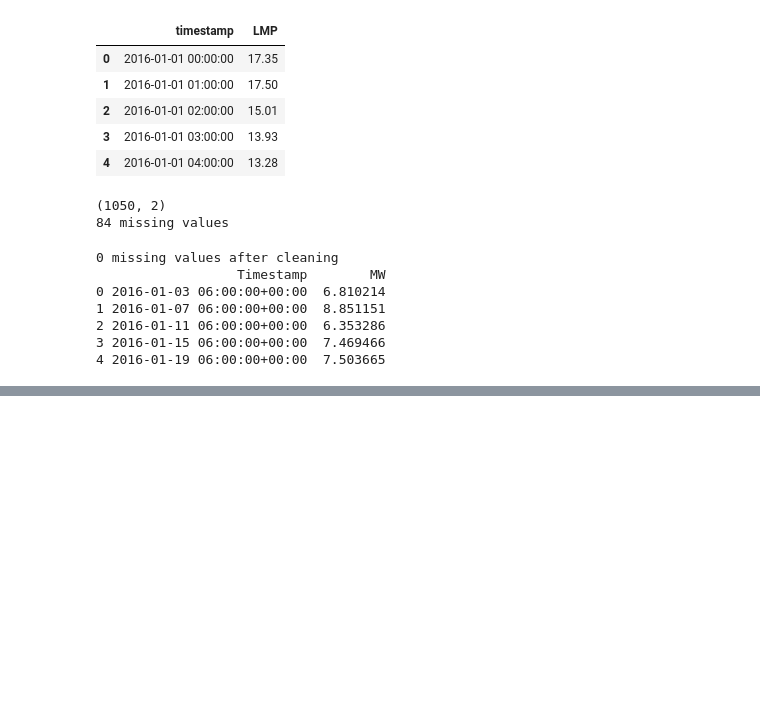
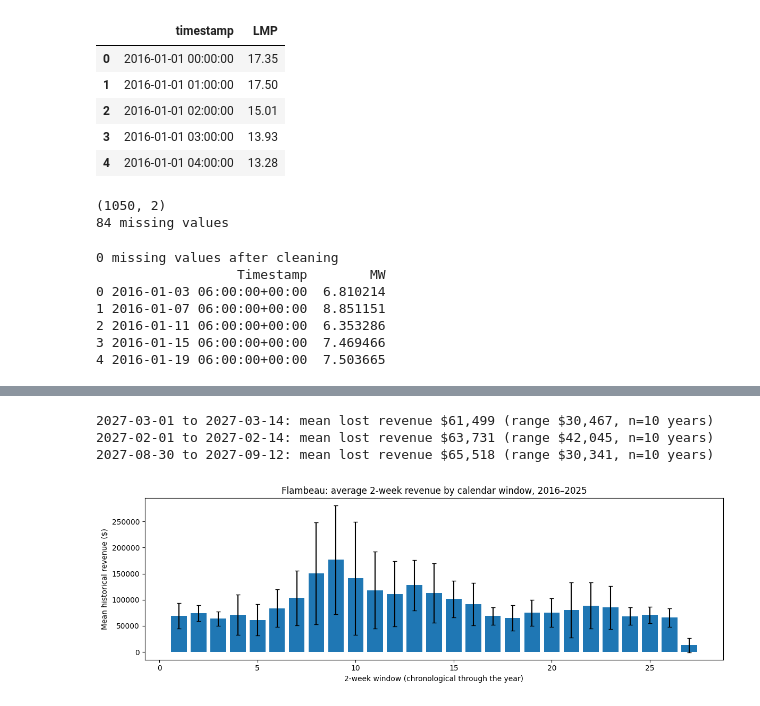
Before and after one commit to ohmygodjustload/DataScienceProblem, a Jupyter notebook: notebooks/analysis.ipynb, the cells around one changed output, grey strips where cells are left out. Saved outputs shown, nothing was run; the diff lists cells and outputs as text; code cells hidden in the pictures; blank space fills up the shorter version.

```diff
--- a/notebooks/analysis.ipynb
+++ b/notebooks/analysis.ipynb
@@ -100,0 +137,25 @@ print(gen_df.head())
+# %%
+# Roll hourly revenue up to daily
+merged["date"] = merged["timestamp"].dt.date
+daily = merged.groupby("date")["revenue"].sum().reset_index()
+daily["date"] = pd.to_datetime(daily["date"])
+
+daily["iso_year"] = daily["date"].dt.isocalendar().year
+daily["iso_week"] = daily["date"].dt.isocalendar().week
+# %%
+# Define my candidate 2-week windows as consecutive week pairs
+# TODO - see about checking every possible 14 day start date
+daily["window_id"] = ((daily["iso_week"] - 1) // 2) + 1
+# %%
+# Get one total revenue number per window per year
+window_year_revenue = daily.groupby(["iso_year", "window_id"])["revenue"].sum().reset_index()
+# %%
+# Compute mean and spread across all 10 years for each window
+window_stats = (
+    window_year_revenue
+    .groupby("window_id")["revenue"]
+    .agg(["mean", "std", "min", "max", "count"])
+    .reset_index()
+    .sort_values("mean")
+)
+window_stats.head(10)
@@ -100,0 +174,35 @@ print(gen_df.head())
+# %%
+# Filter for windows with full data support, then translate top 3 into real 2027 dates
+full_years = window_stats["count"].max()
+candidates = window_stats[window_stats["count"] >= full_years - 1].sort_values("mean").head(3)
+
+def window_to_2027_dates(window_id):
+    week_start = (window_id - 1) * 2 + 1
+    week_end = week_start + 1
+    start = date.fromisocalendar(2027, week_start, 1)   # Monday of first week
+    end = date.fromisocalendar(2027, week_end, 7)       # Sunday of second week
+    return start, end
+
+for _, row in candidates.iterrows():
+    start, end = window_to_2027_dates(int(row["window_id"]))
+    print(f"{start} to {end}: mean lost revenue ${row['mean']:,.0f} "
+          f"(range ${row['min']:,.0f}, n={int(row['count'])} years)")
+# %% [output]
+2027-03-01 to 2027-03-14: mean lost revenue $61,499 (range $30,467, n=10 years)
+2027-02-01 to 2027-02-14: mean lost revenue $63,731 (range $42,045, n=10 years)
+2027-08-30 to 2027-09-12: mean lost revenue $65,518 (range $30,341, n=10 years)
+# %%
+import matplotlib.pyplot as plt
+
+window_stats_sorted = window_stats.sort_values("window_id")
+
+plt.figure(figsize=(12, 4))
+plt.bar(window_stats_sorted["window_id"], window_stats_sorted["mean"],
+        yerr=window_stats_sorted["std"], capsize=3)
+plt.xlabel("2-week window (chronological through the year)")
+plt.ylabel("Mean historical revenue ($)")
+plt.title("Flambeau: average 2-week revenue by calendar window, 2016–2025")
+plt.tight_layout()
+plt.show()
+# %% [output]
+[figure, added]
```
Also changed, not shown: parts of 3 cells of this notebook.
